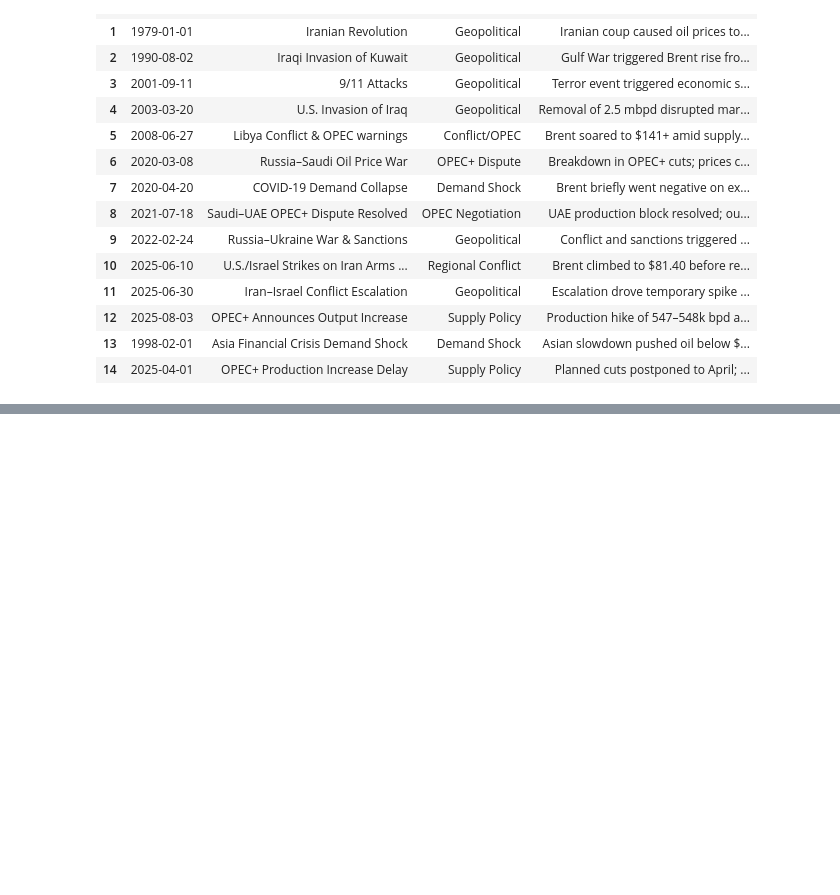
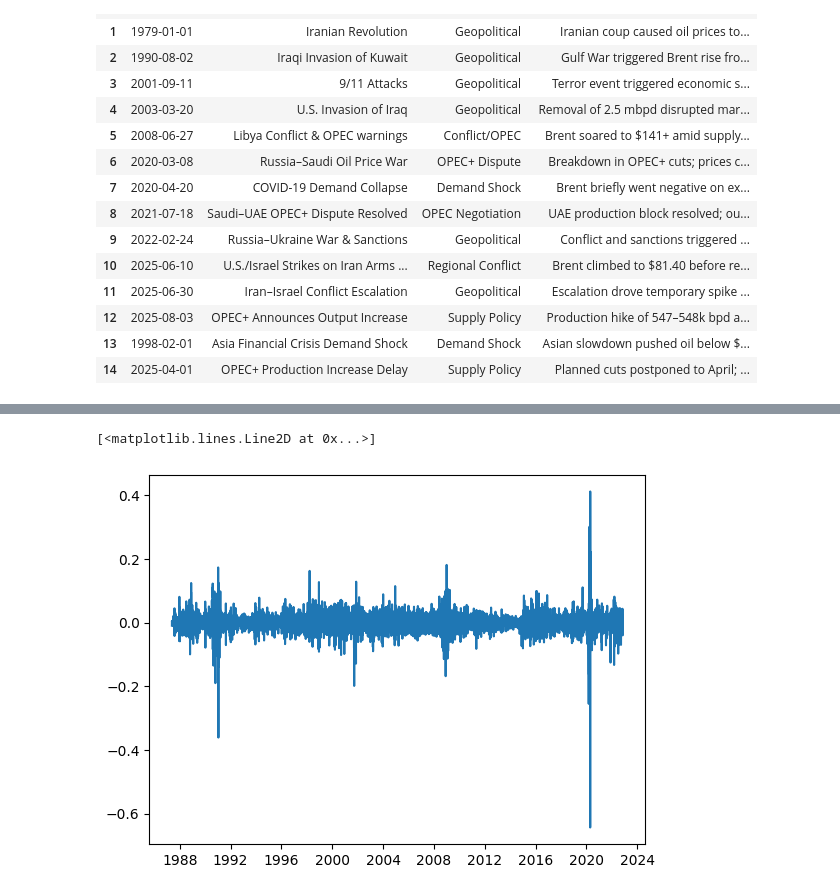
Before and after one commit to Samri-A/Brent-Oil-Prices-Time-Series-Analysis-, a Jupyter notebook: notebook/EDA.ipynb, the cells around one changed output, grey strips where cells are left out. Drawn from its saved outputs; the diff is of its cells as text; code cells hidden in the pictures; blank space fills up the shorter version.

```diff
--- a/notebook/EDA.ipynb
+++ b/notebook/EDA.ipynb
@@ -69,0 +116,2 @@ event_df.head(16)
+# %%
+df['log_return'] = np.log(df['Price']) - np.log(df['Price'].shift(1))
@@ -69,0 +127,5 @@ event_df.head(16)
+# %%
+plt.plot( df["Date"] , df["log_return"])
+# %% [output]
+[<matplotlib.lines.Line2D at 0x...>]
+[figure, added]
```
Also changed, not shown: parts of 6 cells of this notebook, 26 other files.
